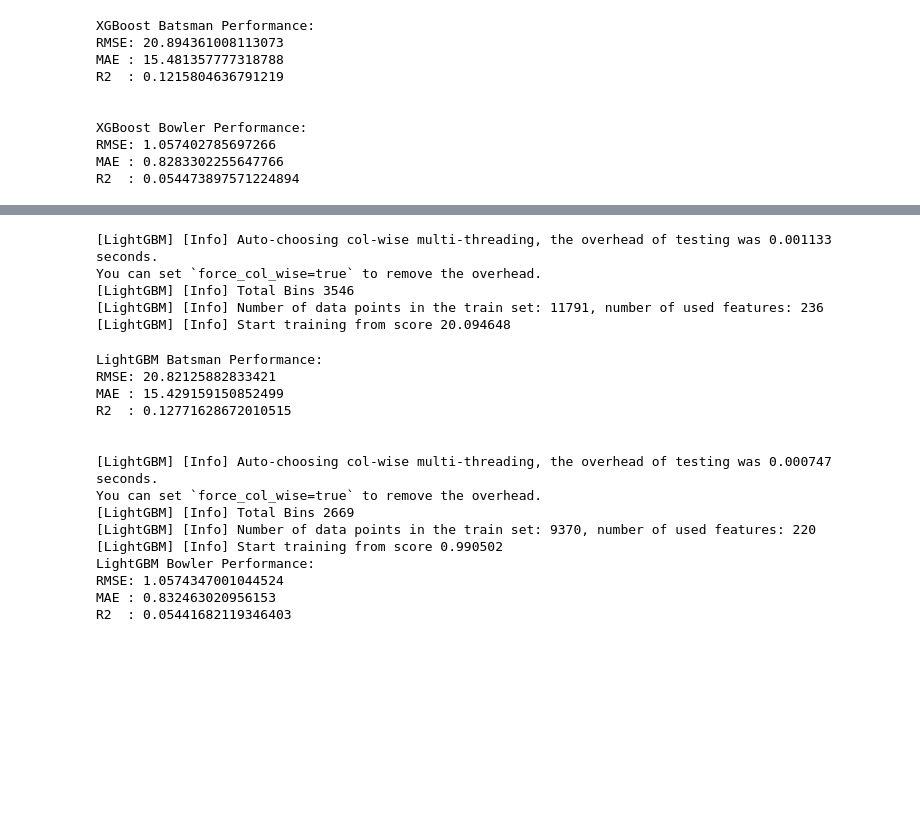
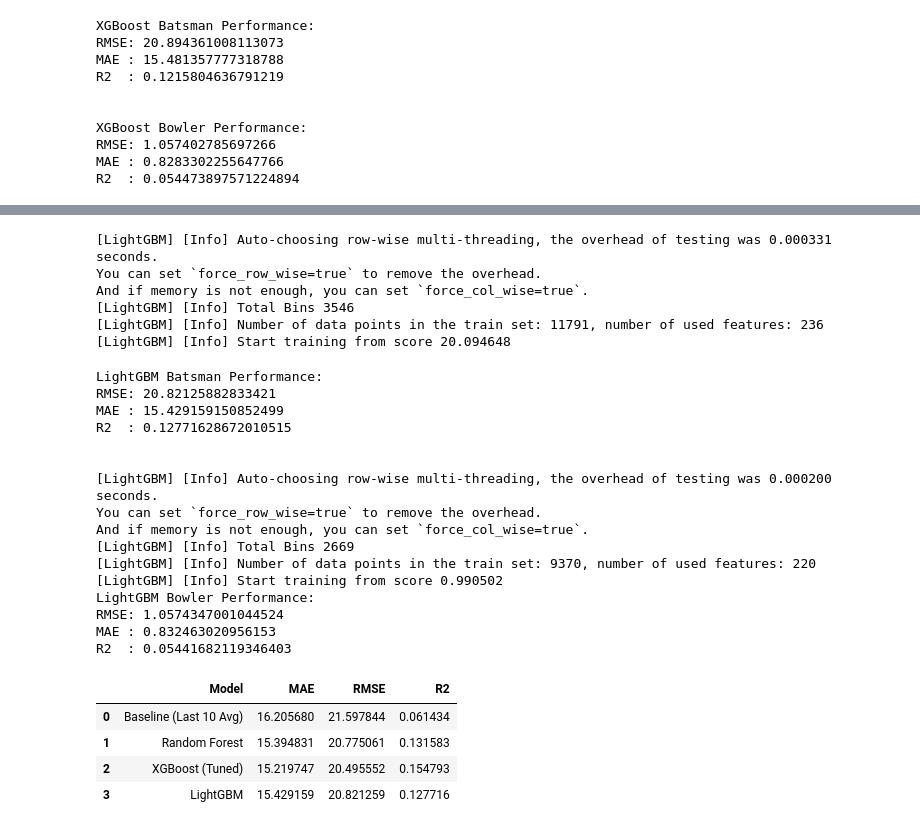
Before and after one commit to angirekulamanoj19-dotcom/Cricket-Player-Performance-Prediction---Group-1-, a Jupyter notebook: 03_ModelTraining.ipynb, the cells around one changed output, grey strips where cells are left out. Drawn from its saved outputs; the diff is of its cells as text; code cells hidden in the pictures; blank space fills up the shorter version.

```diff
--- a/03_ModelTraining.ipynb
+++ b/03_ModelTraining.ipynb
@@ -488,10 +637,11 @@ R2  : 0.06756349429830555
 # %%
-
 # LIGHTGBM MODEL TRAINING
 
 from lightgbm import LGBMRegressor
 
-#Batsman  LightGBM
+
+# BATSMAN – LIGHTGBM
+
 lgbm_batsman = Pipeline(
     steps=[
         ("preprocessor", preprocessor_batsman),
@@ -499,7 +649,8 @@ lgbm_batsman = Pipeline(
             n_estimators=300,
             learning_rate=0.05,
             max_depth=-1,
-            random_state=42
+            random_state=42,
+            n_jobs=-1
         ))
     ]
 )
@@ -520,7 +671,9 @@ print("R2  :", batsman_r2_lgbm)
 
 print("\n")
 
-#Bowler LightGBM
+
+# BOWLER – LIGHTGBM
+
 lgbm_bowler = Pipeline(
     steps=[
         ("preprocessor", preprocessor_bowler),
@@ -528,7 +681,8 @@ lgbm_bowler = Pipeline(
             n_estimators=300,
             learning_rate=0.05,
             max_depth=-1,
-            random_state=42
+            random_state=42,
+            n_jobs=-1
         ))
     ]
 )
@@ -547,8 +701,9 @@ print("RMSE:", bowler_rmse_lgbm)
 print("MAE :", bowler_mae_lgbm)
 print("R2  :", bowler_r2_lgbm)
 # %% [output]
-[LightGBM] [Info] Auto-choosing col-wise multi-threading, the overhead of testing was 0.001133 seconds.
-You can set `force_col_wise=true` to remove the overhead.
+[LightGBM] [Info] Auto-choosing row-wise multi-threading, the overhead of testing was 0.000331 seconds.
+You can set `force_row_wise=true` to remove the overhead.
+And if memory is not enough, you can set `force_col_wise=true`.
 [LightGBM] [Info] Total Bins 3546
 [LightGBM] [Info] Number of data points in the train set: 11791, number of used features: 236
 [LightGBM] [Info] Start training from score 20.094648
@@ -558,8 +713,9 @@ MAE : 15.429159150852499
 R2  : 0.12771628672010515
 
 
-[LightGBM] [Info] Auto-choosing col-wise multi-threading, the overhead of testing was 0.000747 seconds.
-You can set `force_col_wise=true` to remove the overhead.
+[LightGBM] [Info] Auto-choosing row-wise multi-threading, the overhead of testing was 0.000200 seconds.
+You can set `force_row_wise=true` to remove the overhead.
+And if memory is not enough, you can set `force_col_wise=true`.
 [LightGBM] [Info] Total Bins 2669
 [LightGBM] [Info] Number of data points in the train set: 9370, number of used features: 220
 [LightGBM] [Info] Start training from score 0.990502
@@ -567,3 +723,41 @@ LightGBM Bowler Performance:
 RMSE: 1.0574347001044524
 MAE : 0.832463020956153
 R2  : 0.05441682119346403
+# %%
+
+# BATSMAN MODEL COMPARISON TABLE
+
+batsman_comparison = pd.DataFrame({
+    "Model": [
+        "Baseline (Last 10 Avg)",
+        "Random Forest",
+        "XGBoost (Tuned)",
+        "LightGBM"
+    ],
+    "MAE": [
+        baseline_batsman_mae_test,
+        batsman_mae_rf,
+        batsman_mae_tuned,
+        batsman_mae_lgbm
+    ],
+    "RMSE": [
+        baseline_batsman_rmse_test,
+        batsman_rmse_rf,
+        batsman_rmse_tuned,
+        batsman_rmse_lgbm
+    ],
+    "R2": [
+        baseline_batsman_r2_test,
+        batsman_r2_rf,
+        batsman_r2_tuned,
+        batsman_r2_lgbm
+    ]
+})
+
+batsman_comparison
+# %% [output]
+|  | Model | MAE | RMSE | R2 |
+| 0 | Baseline (Last 10 Avg) | 16.205680 | 21.597844 | 0.061434 |
+| 1 | Random Forest | 15.394831 | 20.775061 | 0.131583 |
+| 2 | XGBoost (Tuned) | 15.219747 | 20.495552 | 0.154793 |
+| 3 | LightGBM | 15.429159 | 20.821259 | 0.127716 |
```
Also changed, not shown: parts of 16 cells of this notebook.
